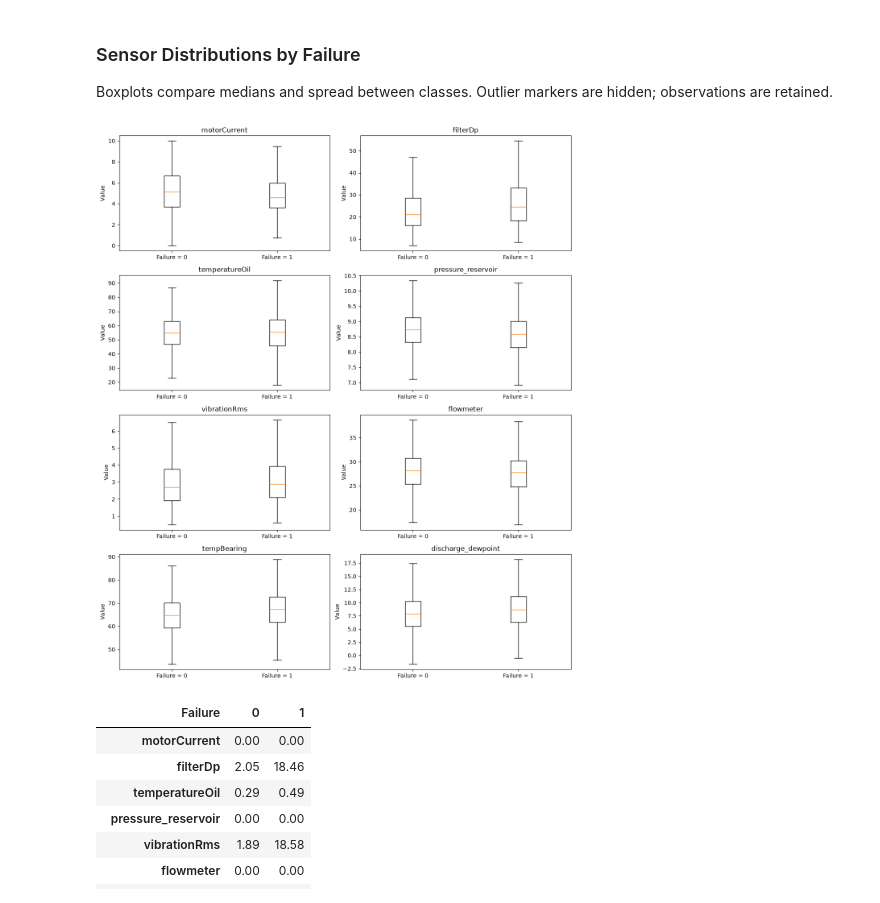
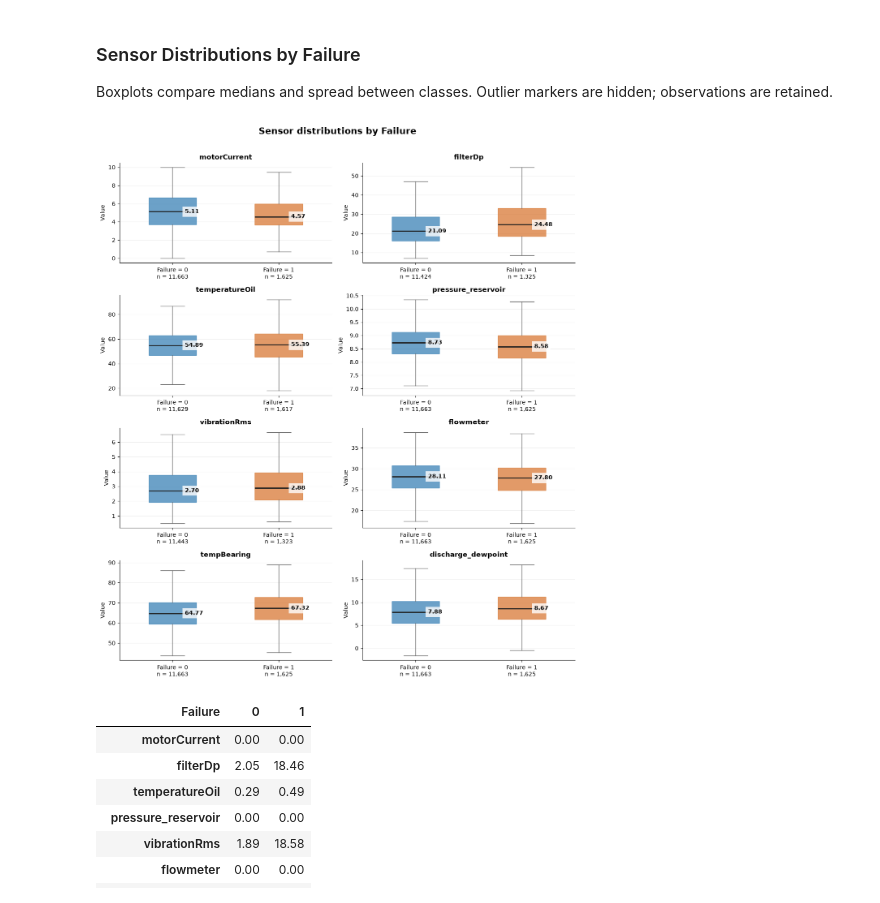
Before and after one commit to DmytroPetrenko76/IAU-proj-133, a Jupyter notebook: notebooks/phase1.1_eda.ipynb, the cells around one changed output. Saved outputs shown, nothing was run; the diff lists cells and outputs as text; code cells hidden in the pictures.

```diff
--- a/notebooks/phase1.1_eda.ipynb
+++ b/notebooks/phase1.1_eda.ipynb
@@ -447,24 +447,63 @@ Boxplots compare medians and spread between classes.
 Outlier markers are hidden; observations are retained.
 # %%
 #compare sensor distributions between Failure classes
+colors = ["#3B82B6", "#D97936"]
 fig, axes = plt.subplots(4, 2, figsize=(12, 14))
 
 for ax, column in zip(axes.flat, sensors):
+    #select available measurements for each class
     groups = [
         sensor_data.loc[readings["Failure"].eq(label), column].dropna()
         for label in (0, 1)
     ]
 
-    #hide outlier markers for readability
-    ax.boxplot(groups, showfliers=False)
-    ax.set_xticks([1, 2], labels=["Failure = 0", "Failure = 1"])
-    ax.set_title(column)
+    boxes = ax.boxplot(
+        groups,
+        widths=0.45,
+        patch_artist=True,
+        showfliers=False,
+        whis=1.5,
+        medianprops={"color": "#202020", "linewidth": 2},
+        whiskerprops={"color": "#666666"},
+        capprops={"color": "#666666"},
+    )
+
+    #colour each class and label its median
+    for position, (box, values, color) in enumerate(
+        zip(boxes["boxes"], groups, colors), start=1
+    ):
+        box.set(facecolor=color, edgecolor=color, alpha=0.75)
+
+        ax.annotate(
+            f"{values.median():.2f}",
+            xy=(position, values.median()),
+            xytext=(22, 0),
+            textcoords="offset points",
+            va="center",
+            fontsize=10,
+            fontweight="bold",
+            bbox={"facecolor": "white", "edgecolor": "none", "alpha": 0.8},
+        )
+
+    #label classes and their available sample sizes
+    ax.set_xticks(
+        [1, 2],
+        labels=[
+            f"Failure = {label}\nn = {len(values):,}"
+            for label, values in enumerate(groups)
+        ],
+    )
+    ax.set_title(column, fontweight="bold")
     ax.set_ylabel("Value")
+    ax.grid(axis="y", alpha=0.2)
+    ax.set_axisbelow(True)
+    ax.spines[["top", "right"]].set_visible(False)
 
-fig.tight_layout()
+fig.suptitle("Sensor distributions by Failure", fontsize=16, fontweight="bold")
+fig.tight_layout(rect=(0, 0, 1, 0.97))
 plt.show()
 # %% [output]
-[figure, old version]
+[figure, new version]
 # %%
 # Missing measurement percentages by Failure class
 display(
```
Also changed, not shown: parts of 1 cell of this notebook, 1 other file.
